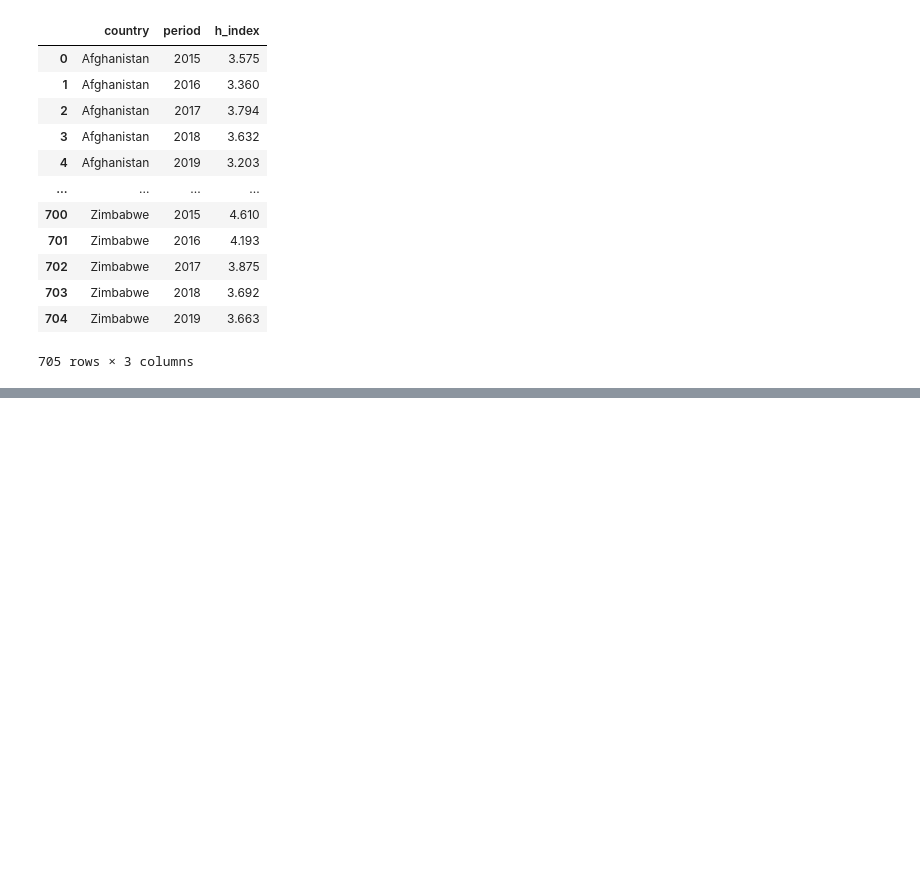
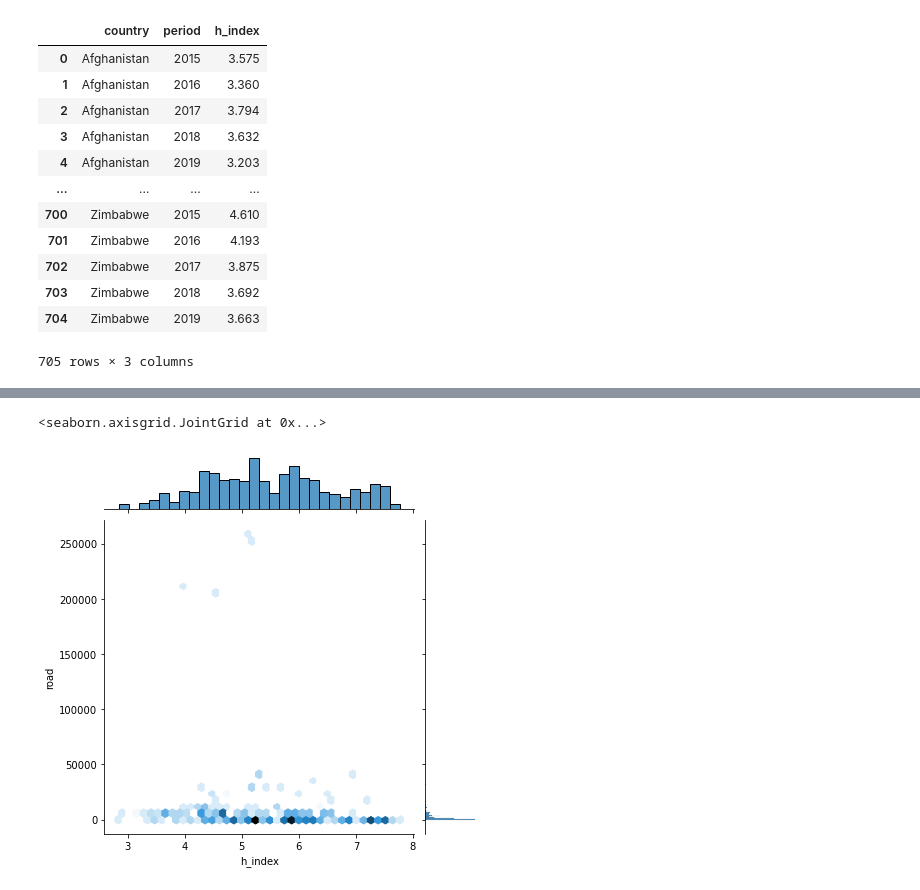
Before and after one commit to data301-2021-summer2/project-group16-data-301-project, a Jupyter notebook: analysis/Bellinda/clean_analysis.ipynb, the cells around one changed output, grey strips where cells are left out. Drawn from its saved outputs; the diff is of its cells as text; code cells hidden in the pictures; blank space fills up the shorter version.

```diff
--- a/analysis/Bellinda/clean_analysis.ipynb
+++ b/analysis/Bellinda/clean_analysis.ipynb
@@ -127,0 +148,5 @@ project_functions.sns.jointplot(data=final_merged, x='h_index', y='alco', kind="
+# %%
+project_functions.sns.jointplot(data=final_merged, x='h_index', y='road', kind="hex")
+# %% [output]
+<seaborn.axisgrid.JointGrid at 0x...>
+[figure, added]
```
Also changed, not shown: parts of 7 cells of this notebook, 2 other files.
